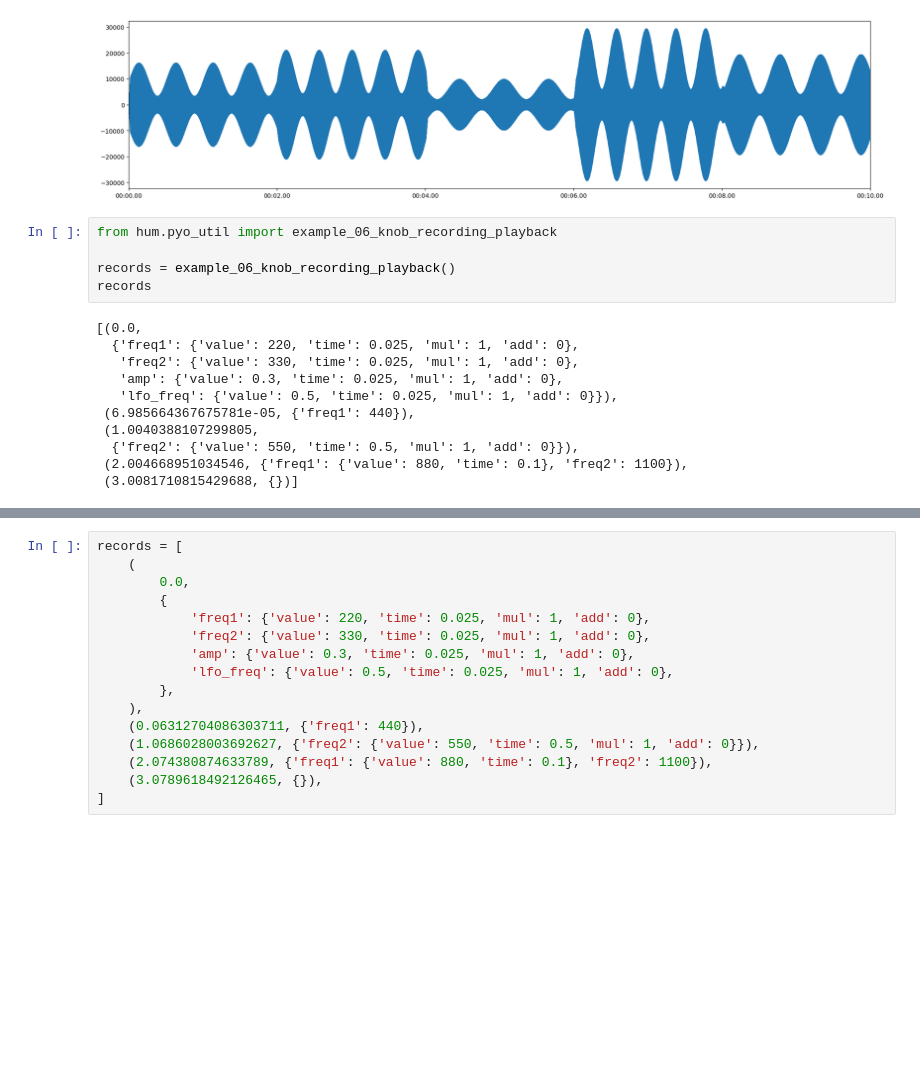
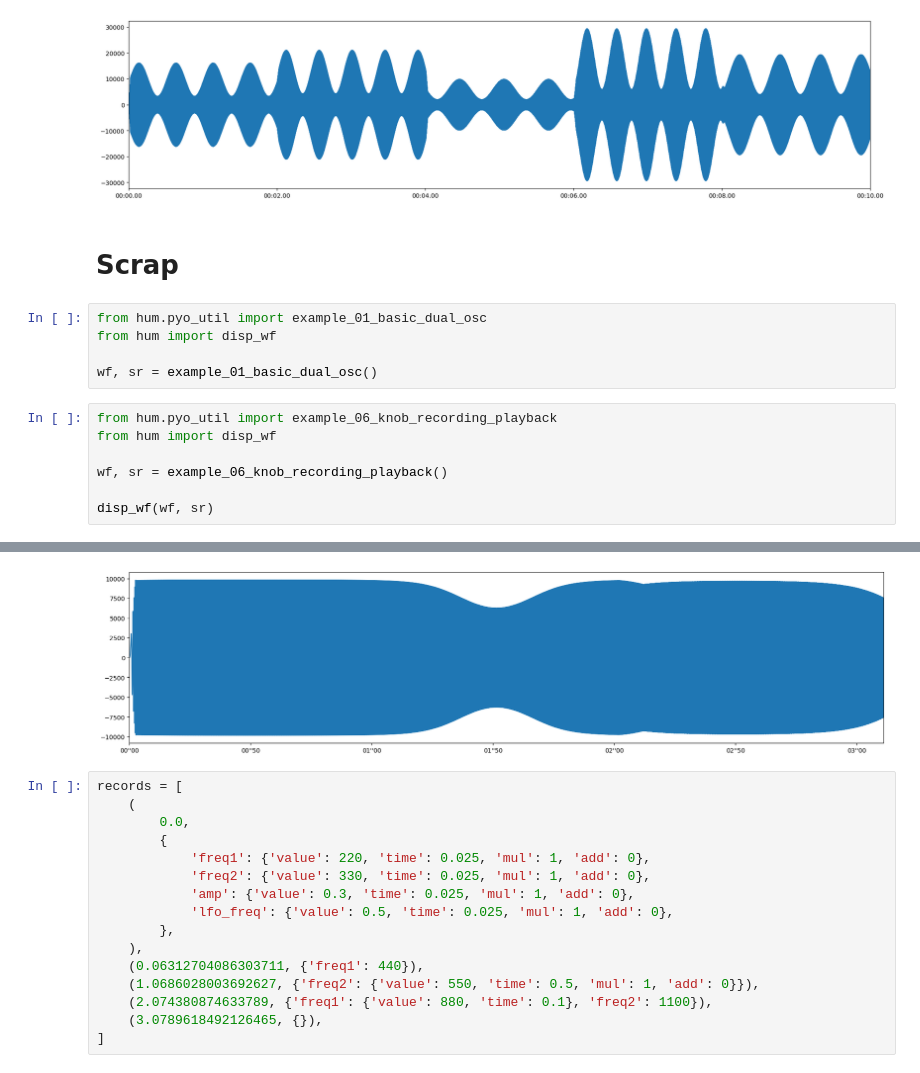
Before and after one commit to thorwhalen/hum, a Jupyter notebook: misc/01_hum_demo.ipynb, the cells around one changed output, grey strips where cells are left out. Drawn from its saved outputs; the diff is of its cells as text; blank space fills up the shorter version.

```diff
--- a/misc/01_hum_demo.ipynb
+++ b/misc/01_hum_demo.ipynb
@@ -46,19 +46,18 @@ disp_wf(wf, sr)
 # %% [output]
 [interactive output not drawn]
 [figure]
+# %% [markdown]
+# Scrap
+# %%
+from hum.pyo_util import example_01_basic_dual_osc
+from hum import disp_wf
+
+wf, sr = example_01_basic_dual_osc()
 # %%
 from hum.pyo_util import example_06_knob_recording_playback
+from hum import disp_wf
 
-records = example_06_knob_recording_playback()
-records
+wf, sr = example_06_knob_recording_playback()
+
+disp_wf(wf, sr)
 # %% [output]
-[(0.0,
-  {'freq1': {'value': 220, 'time': 0.025, 'mul': 1, 'add': 0},
-   'freq2': {'value': 330, 'time': 0.025, 'mul': 1, 'add': 0},
-   'amp': {'value': 0.3, 'time': 0.025, 'mul': 1, 'add': 0},
-   'lfo_freq': {'value': 0.5, 'time': 0.025, 'mul': 1, 'add': 0}}),
- (6.985664367675781e-05, {'freq1': 440}),
- (1.0040388107299805,
-  {'freq2': {'value': 550, 'time': 0.5, 'mul': 1, 'add': 0}}),
- (2.004668951034546, {'freq1': {'value': 880, 'time': 0.1}, 'freq2': 1100}),
- (3.0081710815429688, {})]
@@ -65,3 +65,4 @@ records
+[figure, added]
 # %%
 records = [
     (
```
Also changed, not shown: parts of 12 cells of this notebook, 1 other file.
